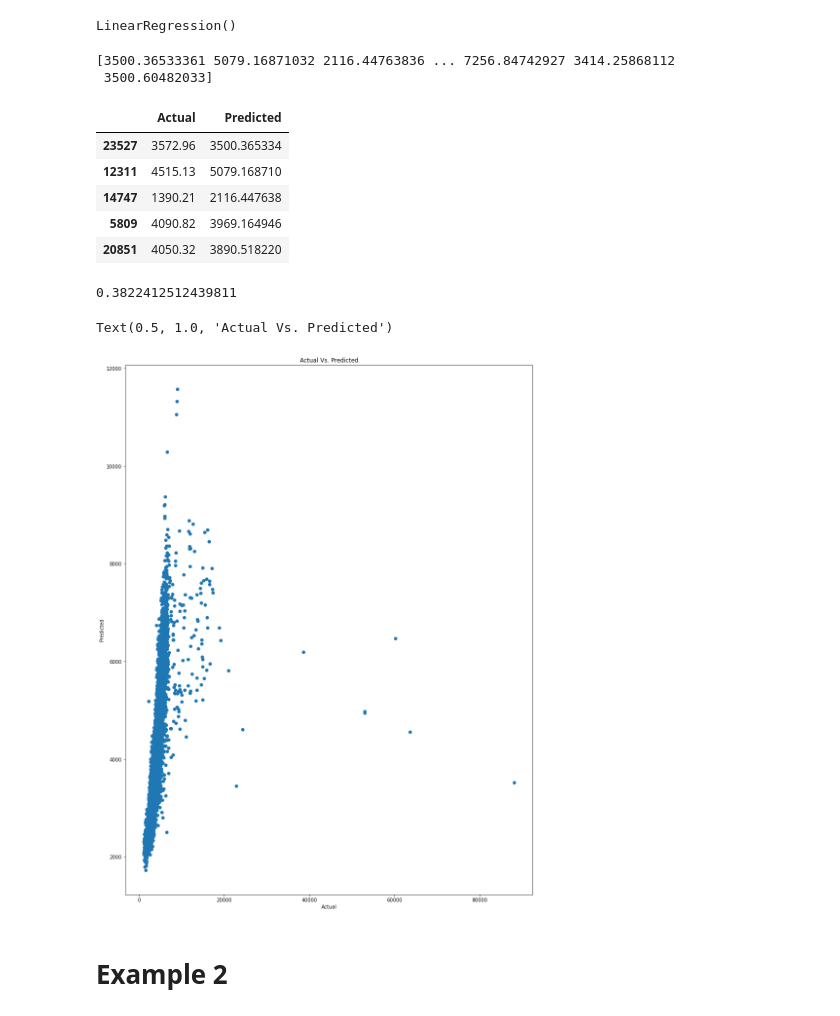
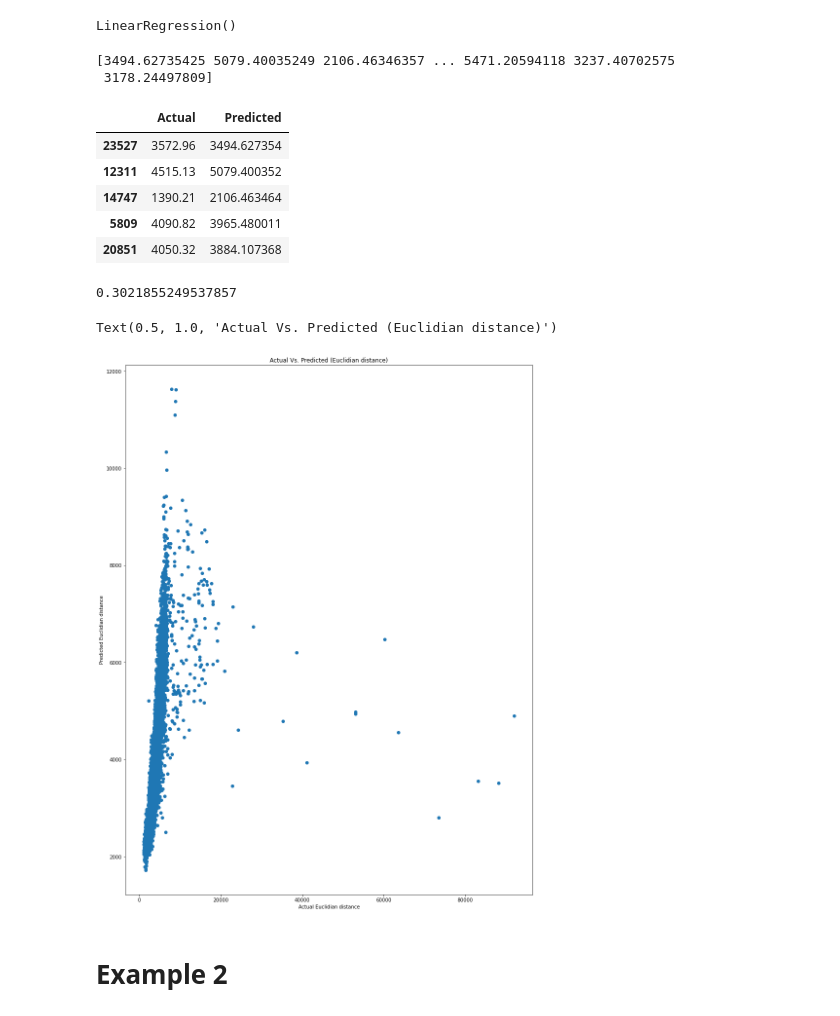
Before and after one commit to PanduDcau/PythonDeepSource, a Jupyter notebook: Jupiter Book/Protein Tertiary Structure.ipynb, the cells around one changed output. Drawn from its saved outputs; the diff is of its cells as text; code cells hidden in the pictures.

```diff
--- a/Jupiter Book/Protein Tertiary Structure.ipynb
+++ b/Jupiter Book/Protein Tertiary Structure.ipynb
@@ -151,7 +151,7 @@ Name: Euclidian distance, Length: 45730, dtype: float64
 # Split data Set in Training
 # %%
 from sklearn.model_selection import train_test_split
-X_train, X_test, y_train, y_test = train_test_split(X, y, test_size=0.3, random_state=0)
+X_train, X_test, y_train, y_test = train_test_split(X, y, test_size=0.4, random_state=0)
 # %%
 ml=LinearRegression()
 ml.fit(X_train,y_train)
@@ -162,29 +162,29 @@ y_pred=ml.predict(X_test)
 print(y_pred)
 pd.DataFrame({"Actual": y_test, "Predicted": y_pred}).head()
 # %% [output]
-[3500.36533361 5079.16871032 2116.44763836 ... 7256.84742927 3414.25868112
- 3500.60482033]
+[3494.62735425 5079.40035249 2106.46346357 ... 5471.20594118 3237.40702575
+ 3178.24497809]
 |  | Actual | Predicted |
-| 23527 | 3572.96 | 3500.365334 |
-| 12311 | 4515.13 | 5079.168710 |
-| 14747 | 1390.21 | 2116.447638 |
-| 5809 | 4090.82 | 3969.164946 |
-| 20851 | 4050.32 | 3890.518220 |
+| 23527 | 3572.96 | 3494.627354 |
+| 12311 | 4515.13 | 5079.400352 |
+| 14747 | 1390.21 | 2106.463464 |
+| 5809 | 4090.82 | 3965.480011 |
+| 20851 | 4050.32 | 3884.107368 |
 # %%
 from sklearn.metrics import r2_score
 r2_score (y_test,y_pred)
 # %% [output]
-0.3822412512439811
+0.3021855249537857
 # %%
 import matplotlib.pyplot as plt
 plt.figure(figsize=(15,20))
 plt.scatter(y_test,y_pred)
-plt.xlabel('Actual')
-plt.ylabel('Predicted')
-plt.title('Actual Vs. Predicted')
+plt.xlabel('Actual Euclidian distance')
+plt.ylabel('Predicted Euclidian distance')
+plt.title('Actual Vs. Predicted (Euclidian distance)')
 # %% [output]
-Text(0.5, 1.0, 'Actual Vs. Predicted')
+Text(0.5, 1.0, 'Actual Vs. Predicted (Euclidian distance)')
-[figure, old version]
+[figure, new version]
 # %% [markdown]
 # Example 2
 # %%
```
Also changed, not shown: parts of 11 cells of this notebook.
